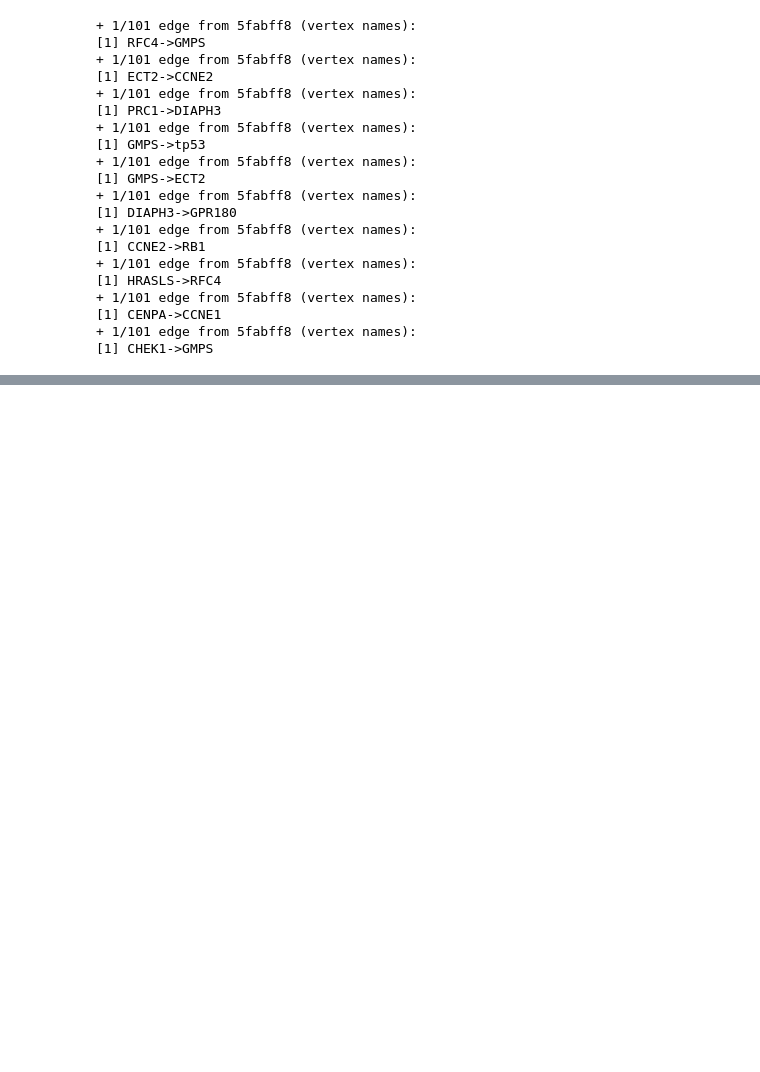
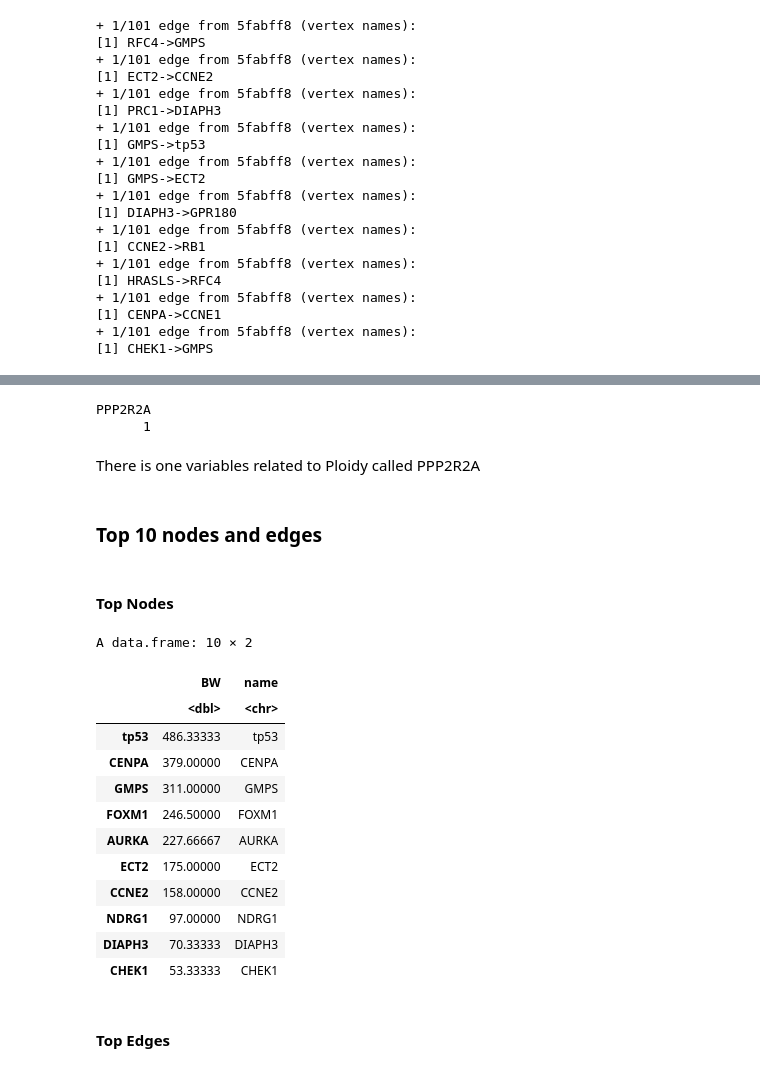
Before and after one commit to skourta/cosmicCancer-network-reconstruction, a Jupyter notebook: TP.ipynb, the cells around one changed output, grey strips where cells are left out. Drawn from its saved outputs; the diff is of its cells as text; code cells hidden in the pictures; blank space fills up the shorter version.

```diff
--- a/TP.ipynb
+++ b/TP.ipynb
@@ -669,0 +926,38 @@ for (name in top10Edges$name){
+# %%
+ploidy_related[ploidy_related != 0]
+# %% [output]
+PPP2R2A
+      1
+# %% [markdown]
+There is one variables related to Ploidy called PPP2R2A
+# %% [markdown]
+### Top 10 nodes and edges
+# %% [markdown]
+#### Top Nodes
+# %%
+topNodes = as.data.frame(betweenness(
+  cleaned_graph_miic,
+  v = V(cleaned_graph_miic),
+  directed = TRUE,
+  weights = NULL
+))
+colnames(topNodes) <- c('BW')
+topNodes$name <- rownames(topNodes)
+# %%
+topNodes[order(topNodes$BW, decreasing = T),][0:10,]
+# %% [output]
+A data.frame: 10 × 2
+|  | BW | name |
+|  | <dbl> | <chr> |
+| tp53 | 486.33333 | tp53 |
+| CENPA | 379.00000 | CENPA |
+| GMPS | 311.00000 | GMPS |
+| FOXM1 | 246.50000 | FOXM1 |
+| AURKA | 227.66667 | AURKA |
+| ECT2 | 175.00000 | ECT2 |
+| CCNE2 | 158.00000 | CCNE2 |
+| NDRG1 | 97.00000 | NDRG1 |
+| DIAPH3 | 70.33333 | DIAPH3 |
+| CHEK1 | 53.33333 | CHEK1 |
+# %% [markdown]
+#### Top Edges
```
Also changed, not shown: parts of 40 cells of this notebook.
